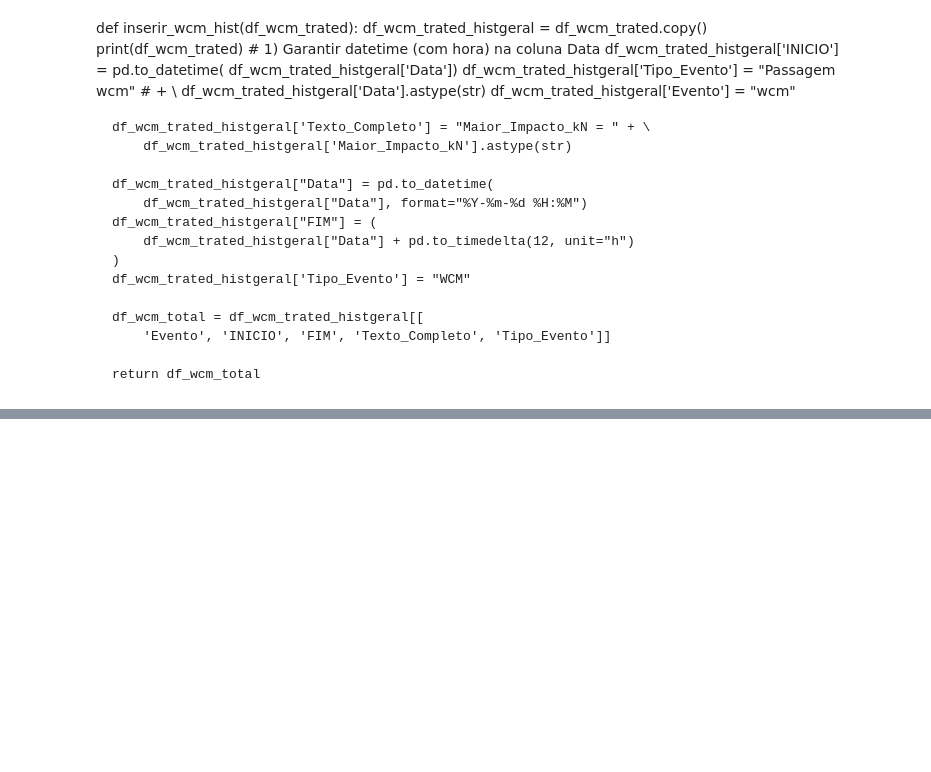
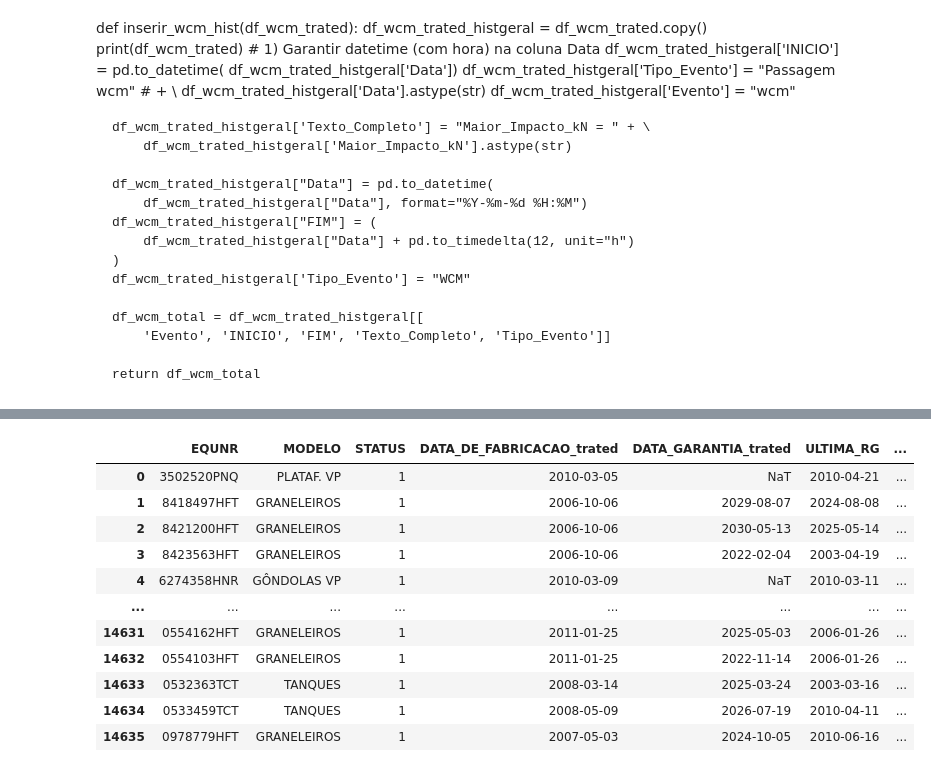
Before and after one commit to leoborin/Panel_Waysides, a Jupyter notebook: nb_main.ipynb, the cells around one changed output, grey strips where cells are left out. Cells and saved outputs as stored; diff of their text form; code cells hidden in the pictures; blank space fills up the shorter version.

```diff
--- a/nb_main.ipynb
+++ b/nb_main.ipynb
@@ -504,0 +553,9 @@ def inserir_wcm_hist(df_wcm_trated):
+# %%
+df_trkv['timestr'] = pd.to_datetime(
+    df_trkv['timestr'],
+    format="%d/%m/%Y %H:%M:%S",
+    errors='coerce'
+)
+
+data_mais_recente = df_trkv['timestr'].max()
+print(data_mais_recente)
@@ -504,0 +732,83 @@ def inserir_wcm_hist(df_wcm_trated):
+# %%
+import pandas as pd
+
+
+def concatenar_dados_trkv_z851(df_z851, df_trkv):
+    df_trkv["max_valor"] = df_trkv[["A#L_1", "A#L_2", "A#R_1", "A#R_2","B#L_1","B#L_2","B#R_1","B#R_2"]].max(axis=1)
+    df_trkv_filtred = df_trkv[["CarIDInitial","CarIDNumber","timestr","max_valor"]]
+
+    df_trkv_filtred = df_trkv_filtred[df_trkv_filtred["CarIDInitial"].notna()]
+    df_trkv_filtred = df_trkv_filtred[df_trkv_filtred["max_valor"].notna()]
+    df_trkv_filtred['timestr'] = pd.to_datetime(df_trkv_filtred['timestr'], format="%d/%m/%Y %H:%M:%S", errors='coerce')
+    df_trkv_filtred['key'] = df_trkv_filtred['CarIDNumber'].astype(int)
+
+    df_z851['key'] = df_z851['EQUNR'].str.replace(r'[^0-9]', '', regex=True).astype(int)
+    df1 = df_z851
+    df2 = df_trkv_filtred
+
+    # 1. Filtra apenas passagens com medição não nula
+    df2_filtrado = df2[df2['max_valor'].notnull()].copy()
+
+    # 2. Ordena por equipamento e data (da mais recente para a mais antiga)
+    df2_filtrado = df2_filtrado.sort_values(['key', 'timestr'], ascending=[True, True])
+
+    # ============================================================
+    # A) PEGAR A ÚLTIMA MEDIÇÃO E A DATA DA ÚLTIMA MEDIÇÃO
+    # ============================================================
+
+    # Ordena por data DESC dentro da chave
+    df2_desc = df2_filtrado.sort_values(['key', 'timestr'], ascending=[True, False])
+
+    # Pega a última linha por equipamento
+    df_last = df2_desc.groupby('key').first().reset_index()
+
+    df_last.rename(columns={
+        'max_valor': 'ultima_medicao',
+        'timestr': 'data_ultima_medicao'
+    }, inplace=True)
+
+    # ============================================================
+    # B) PEGAR A MAIOR MEDIÇÃO ENTRE AS 3 ÚLTIMAS PASSAGENS
+    # ============================================================
+
+    # Pega rank das 3 últimas (já está ordenado ascendente)
+    df2_filtrado['rank'] = df2_filtrado.groupby('key')['timestr'].rank(method='first', ascending=False)
+
+    df_top3 = df2_filtrado[df2_filtrado['rank'] <= 3]
+
+    df_max = df_top3.groupby('key')['max_valor'].max().reset_index()
+    df_max.rename(columns={'max_valor': 'max_medicao_ultimas_3'}, inplace=True)
+
+    # ============================================================
+    # C) MERGE FINAL
+    # ============================================================
+
+    df_final = df1.merge(df_max, on='key', how='left') \
+                .merge(df_last[['key', 'ultima_medicao', 'data_ultima_medicao']],
+                        on='key', how='left')
+
+    df_final = df_final[["EQUNR","MODELO","STATUS","DATA_DE_FABRICACAO_trated","DATA_GARANTIA_trated","ULTIMA_RG","KM_RODADO_DESDE_ULTIMA_RG","max_medicao_ultimas_3","ultima_medicao","data_ultima_medicao","key"]]
+
+    df_tratado = df_final.rename(columns={
+        'max_medicao_ultimas_3' : 'TRKV_max_medicao_ultimas_3',
+        'ultima_medicao': 'TRKV_ultima_medicao',
+        'data_ultima_medicao': 'TRKV_last_timestamp'
+    })
+
+    return df_tratado
+
+df_new1 = concatenar_dados_trkv_z851(df_z851, df_trkv)
+df_new1
+# %% [output]
+|  | EQUNR | MODELO | STATUS | DATA_DE_FABRICACAO_trated | DATA_GARANTIA_trated | ULTIMA_RG | ... |
+| 0 | 3502520PNQ | PLATAF. VP | 1 | 2010-03-05 | NaT | 2010-04-21 | ... |
+| 1 | 8418497HFT | GRANELEIROS | 1 | 2006-10-06 | 2029-08-07 | 2024-08-08 | ... |
+| 2 | 8421200HFT | GRANELEIROS | 1 | 2006-10-06 | 2030-05-13 | 2025-05-14 | ... |
+| 3 | 8423563HFT | GRANELEIROS | 1 | 2006-10-06 | 2022-02-04 | 2003-04-19 | ... |
+| 4 | 6274358HNR | GÔNDOLAS VP | 1 | 2010-03-09 | NaT | 2010-03-11 | ... |
+| ... | ... | ... | ... | ... | ... | ... | ... |
+| 14631 | 0554162HFT | GRANELEIROS | 1 | 2011-01-25 | 2025-05-03 | 2006-01-26 | ... |
+| 14632 | 0554103HFT | GRANELEIROS | 1 | 2011-01-25 | 2022-11-14 | 2006-01-26 | ... |
+| 14633 | 0532363TCT | TANQUES | 1 | 2008-03-14 | 2025-03-24 | 2003-03-16 | ... |
+| 14634 | 0533459TCT | TANQUES | 1 | 2008-05-09 | 2026-07-19 | 2010-04-11 | ... |
+| 14635 | 0978779HFT | GRANELEIROS | 1 | 2007-05-03 | 2024-10-05 | 2010-06-16 | ... |
```
Also changed, not shown: parts of 20 cells of this notebook, 10 other files.
